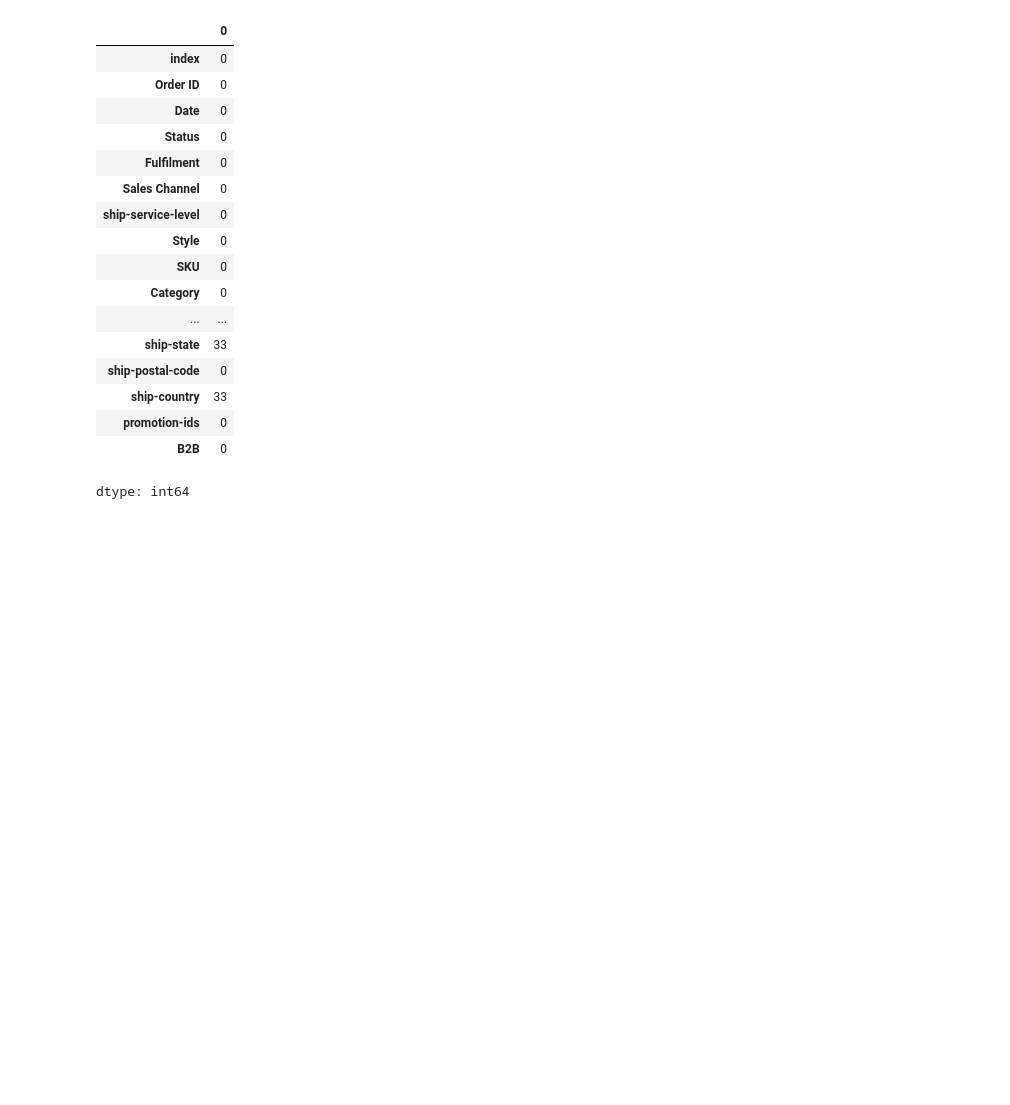
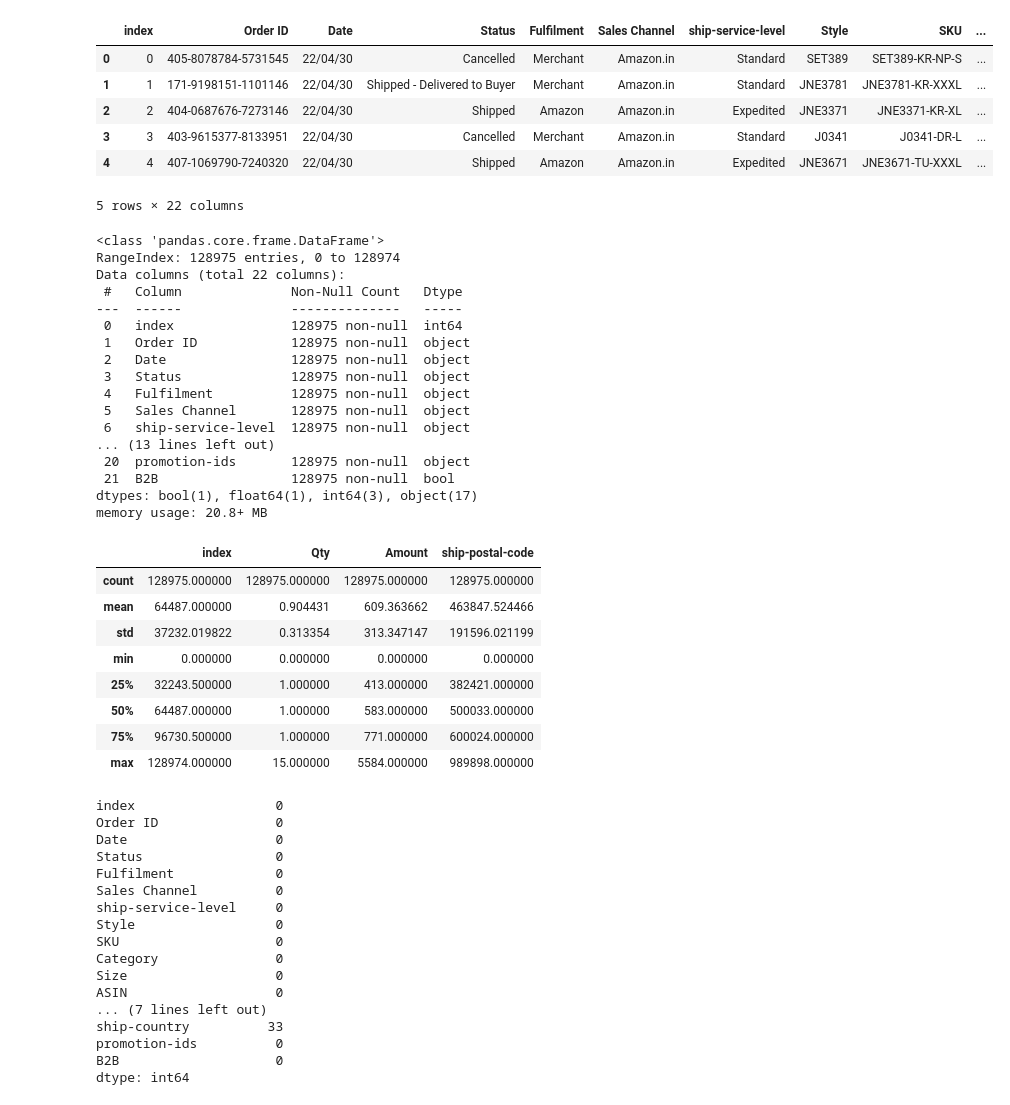
Before and after one commit to deepthi25p/Amazon_sales_analysis, a Jupyter notebook: amazon_sales_analysis.ipynb, the cells around one changed output. Drawn from its saved outputs; the diff is of its cells as text; code cells hidden in the pictures; blank space fills up the shorter version.

```diff
--- a/amazon_sales_analysis.ipynb
+++ b/amazon_sales_analysis.ipynb
@@ -46,23 +13,0 @@ memory usage: 20.8+ MB
-# %%
-df.isnull().sum()
-# %% [output]
-|  | 0 |
-| index | 0 |
-| Order ID | 0 |
-| Date | 0 |
-| Status | 0 |
-| Fulfilment | 0 |
-| Sales Channel | 0 |
-| ship-service-level | 0 |
-| Style | 0 |
-| SKU | 0 |
-| Category | 0 |
-| ... | ... |
-| ship-state | 33 |
-| ship-postal-code | 0 |
-| ship-country | 33 |
-| promotion-ids | 0 |
-| B2B | 0 |
-dtype: int64
-# %%
-df['Date'] = pd.to_datetime(df['Date'], errors='coerce')
@@ -72,3 +14,60 @@ df['Amount'] = pd.to_numeric(df['Amount'], errors='coerce')
+# %%
+display(df.head())
+df.info()
+display(df.describe())
+print(df.isnull().sum())
+#print(df.duplicated().sum())
+# %% [output]
+|  | index | Order ID | Date | Status | Fulfilment | Sales Channel | ship-service-level | Style | SKU | ... |
+| 0 | 0 | 405-8078784-5731545 | 22/04/30 | Cancelled | Merchant | Amazon.in | Standard | SET389 | SET389-KR-NP-S | ... |
+| 1 | 1 | 171-9198151-1101146 | 22/04/30 | Shipped - Delivered to Buyer | Merchant | Amazon.in | Standard | JNE3781 | JNE3781-KR-XXXL | ... |
+| 2 | 2 | 404-0687676-7273146 | 22/04/30 | Shipped | Amazon | Amazon.in | Expedited | JNE3371 | JNE3371-KR-XL | ... |
+| 3 | 3 | 403-9615377-8133951 | 22/04/30 | Cancelled | Merchant | Amazon.in | Standard | J0341 | J0341-DR-L | ... |
+| 4 | 4 | 407-1069790-7240320 | 22/04/30 | Shipped | Amazon | Amazon.in | Expedited | JNE3671 | JNE3671-TU-XXXL | ... |
+5 rows × 22 columns
+<class 'pandas.core.frame.DataFrame'>
+RangeIndex: 128975 entries, 0 to 128974
+Data columns (total 22 columns):
+ #   Column              Non-Null Count   Dtype
+---  ------              --------------   -----
+ 0   index               128975 non-null  int64
+ 1   Order ID            128975 non-null  object
+ 2   Date                128975 non-null  object
+ 3   Status              128975 non-null  object
+ 4   Fulfilment          128975 non-null  object
+ 5   Sales Channel       128975 non-null  object
+ 6   ship-service-level  128975 non-null  object
+... (13 lines left out)
+ 20  promotion-ids       128975 non-null  object
+ 21  B2B                 128975 non-null  bool
+dtypes: bool(1), float64(1), int64(3), object(17)
+memory usage: 20.8+ MB
+|  | index | Qty | Amount | ship-postal-code |
+| count | 128975.000000 | 128975.000000 | 128975.000000 | 128975.000000 |
+| mean | 64487.000000 | 0.904431 | 609.363662 | 463847.524466 |
+| std | 37232.019822 | 0.313354 | 313.347147 | 191596.021199 |
+| min | 0.000000 | 0.000000 | 0.000000 | 0.000000 |
+| 25% | 32243.500000 | 1.000000 | 413.000000 | 382421.000000 |
+| 50% | 64487.000000 | 1.000000 | 583.000000 | 500033.000000 |
+| 75% | 96730.500000 | 1.000000 | 771.000000 | 600024.000000 |
+| max | 128974.000000 | 15.000000 | 5584.000000 | 989898.000000 |
+index                  0
+Order ID               0
+Date                   0
+Status                 0
+Fulfilment             0
+Sales Channel          0
+ship-service-level     0
+Style                  0
+SKU                    0
+Category               0
+Size                   0
+ASIN                   0
+... (7 lines left out)
+ship-country          33
+promotion-ids          0
+B2B                    0
+dtype: int64
 # %%
 df['ship-city'].fillna(df['ship-city'].mode()[0],inplace=True)
 df['ship-state'].fillna(df['ship-state'].mode()[0],inplace=True)
```
Also changed, not shown: parts of 27 cells of this notebook.
